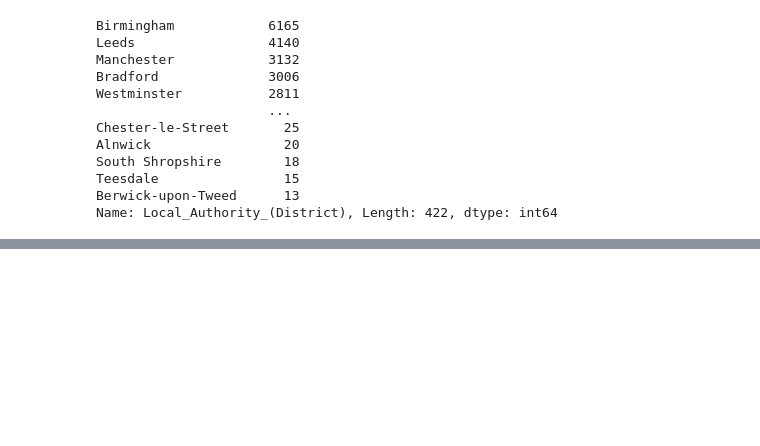
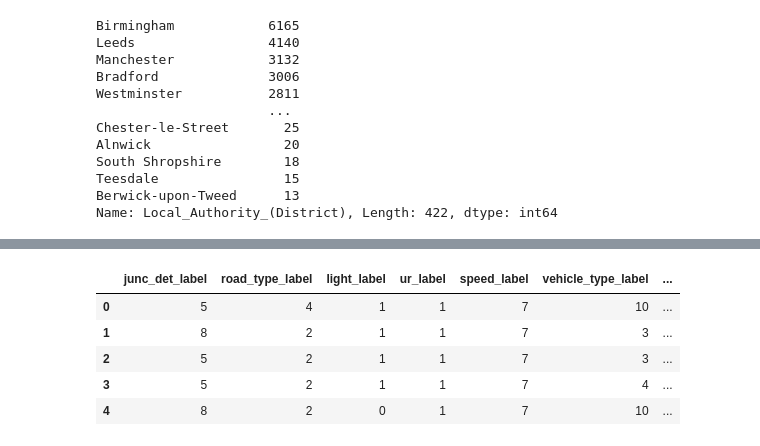
Before and after one commit to Ashes814/group_3_524_final, a Jupyter notebook: data_mining_code/data_ESDA.ipynb, the cells around one changed output, grey strips where cells are left out. Saved outputs shown, nothing was run; the diff lists cells and outputs as text; code cells hidden in the pictures; blank space fills up the shorter version.

```diff
--- a/data_mining_code/data_ESDA.ipynb
+++ b/data_mining_code/data_ESDA.ipynb
@@ -3,7 +3,7 @@ import pandas as pd
 import numpy as np
 import matplotlib.pyplot as plt
 import seaborn as sns
-
+pd.set_option('display.max_columns', None)
 import json
 
 # 读取 JSON 配置文件
@@ -209,0 +289,27 @@ memory usage: 7.9+ MB
+# %%
+df_ta["junc_det_label"] =  df_ta["Junction_Detail"].map(junction_map)
+df_ta["road_type_label"] =  df_ta["Road_Type"].map(road_type_map)
+df_ta["light_label"] =  df_ta["Light_Conditions"].map(light_conditions_map )
+df_ta["ur_label"] =  df_ta["Urban_or_Rural_Area"].map(ur_map)
+df_ta["speed_label"] =  df_ta["Speed_limit"].map(speed_limit_map)
+df_ta["vehicle_type_label"] =  df_ta["Vehicle_Type"].map(vehicle_type_map)
+df_ta["weatger_label"] =  df_ta["Weather_Conditions"].map(weather_map)
+df_ta["road_surface_label"] =  df_ta["Road_Surface_Conditions"].map(road_surface_map)
+# %%
+df_catboost = df_ta[["junc_det_label"
+,"road_type_label"
+,"light_label"
+,"ur_label"
+,"speed_label"
+,"vehicle_type_label"
+,"weatger_label"
+,"road_surface_label"
+,"severity_label"]]
+df_catboost.head()
+# %% [output]
+|  | junc_det_label | road_type_label | light_label | ur_label | speed_label | vehicle_type_label | ... |
+| 0 | 5 | 4 | 1 | 1 | 7 | 10 | ... |
+| 1 | 8 | 2 | 1 | 1 | 7 | 3 | ... |
+| 2 | 5 | 2 | 1 | 1 | 7 | 3 | ... |
+| 3 | 5 | 2 | 1 | 1 | 7 | 4 | ... |
+| 4 | 8 | 2 | 0 | 1 | 7 | 10 | ... |
```
Also changed, not shown: parts of 29 cells of this notebook, 15 other files.
